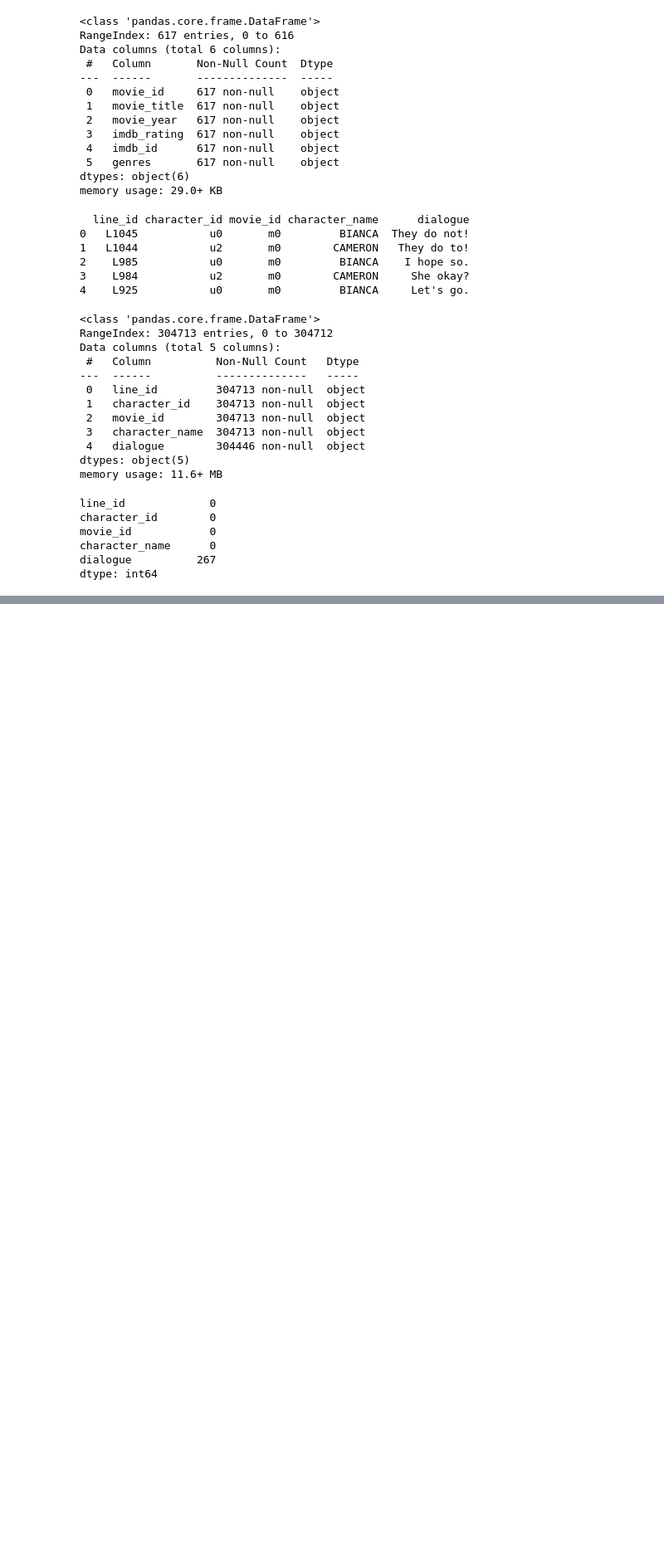
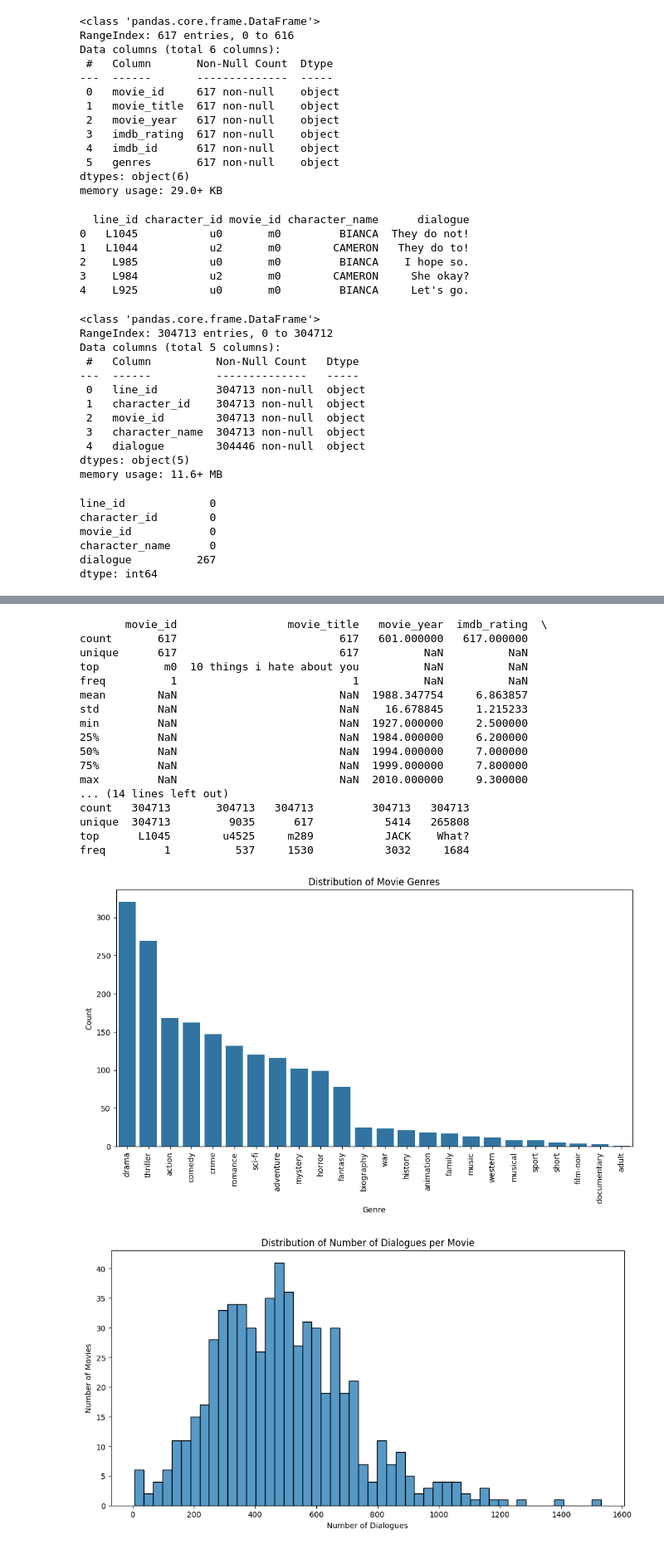
Before and after one commit to dstephenhaynes/DTSA5510, a Jupyter notebook: DTSA5510_Final.ipynb, the cells around one changed output, grey strips where cells are left out. Shown: that part at 83% size. Drawn from its saved outputs; the diff is of its cells as text; code cells hidden in the pictures; blank space fills up the shorter version.

```diff
--- a/DTSA5510_Final.ipynb
+++ b/DTSA5510_Final.ipynb
@@ -142,0 +184,47 @@ dialogue.head()
+# %%
+
+# Summary statistics
+print(movies.describe(include='all'))
+print(dialogue.describe(include='all'))
+
+# Distribution of genres
+all_genres = [genre for sublist in movies['genres'] for genre in sublist]
+genre_counts = pd.Series(all_genres).value_counts()
+
+plt.figure(figsize=(12, 6))
+sns.barplot(x=genre_counts.index, y=genre_counts.values)
+plt.title('Distribution of Movie Genres')
+plt.xlabel('Genre')
+plt.ylabel('Count')
+plt.xticks(rotation=90)
+plt.show()
+
+# Number of dialogues per movie
+dialogues_per_movie = dialogue['movie_id'].value_counts()
+
+plt.figure(figsize=(12, 6))
+sns.histplot(dialogues_per_movie, bins=50)
+plt.title('Distribution of Number of Dialogues per Movie')
+plt.xlabel('Number of Dialogues')
+plt.ylabel('Number of Movies')
+plt.show()
+# %% [output]
+       movie_id                 movie_title   movie_year  imdb_rating  \
+count       617                         617   601.000000   617.000000
+unique      617                         617          NaN          NaN
+top          m0  10 things i hate about you          NaN          NaN
+freq          1                           1          NaN          NaN
+mean        NaN                         NaN  1988.347754     6.863857
+std         NaN                         NaN    16.678845     1.215233
+min         NaN                         NaN  1927.000000     2.500000
+25%         NaN                         NaN  1984.000000     6.200000
+50%         NaN                         NaN  1994.000000     7.000000
+75%         NaN                         NaN  1999.000000     7.800000
+max         NaN                         NaN  2010.000000     9.300000
+... (14 lines left out)
+count   304713       304713   304713         304713   304713
+unique  304713         9035      617           5414   265808
+top      L1045        u4525     m289           JACK    What?
+freq         1          537     1530           3032     1684
+[figure, added]
+[figure, added]
```
Also changed, not shown: parts of 9 cells of this notebook.
